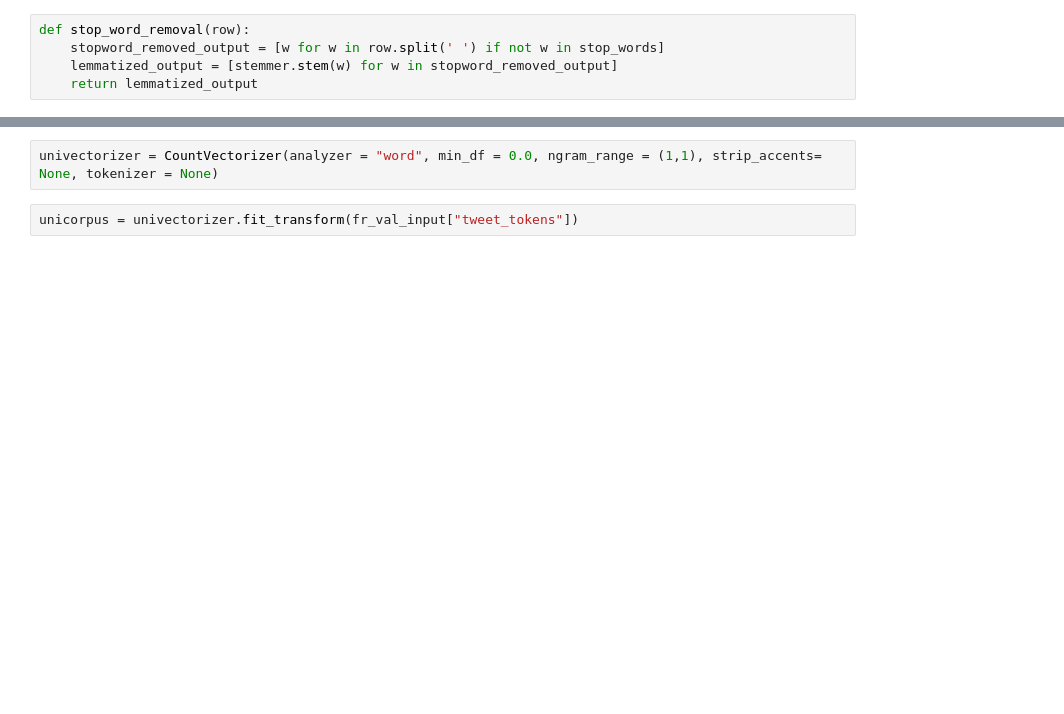
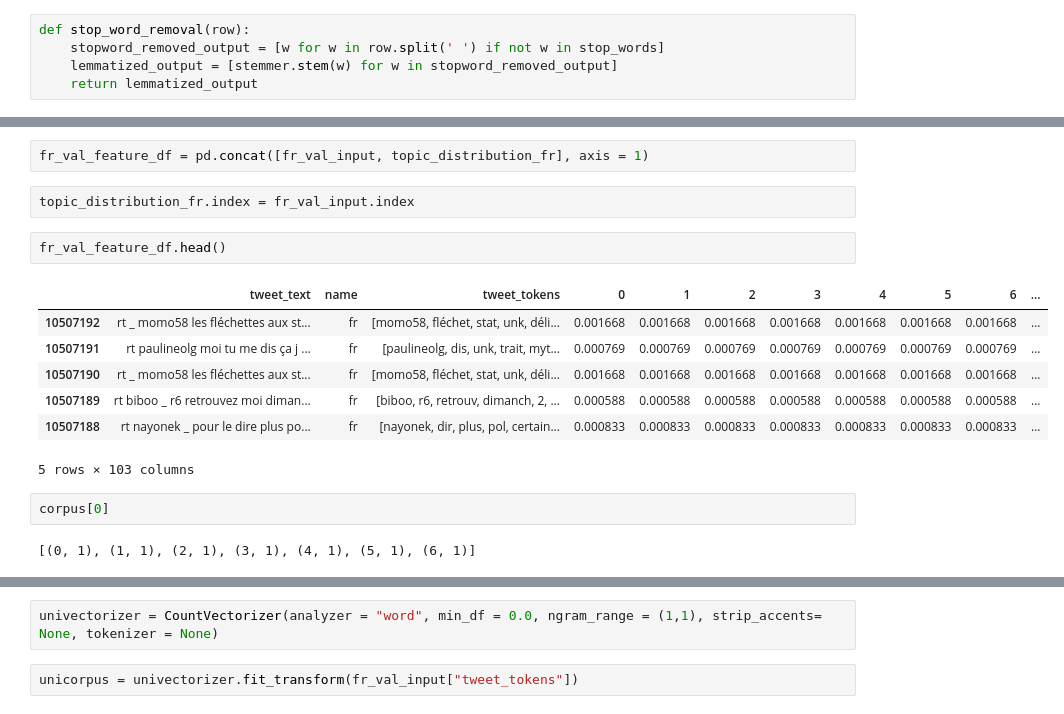
Before and after one commit to sumitsidana/recsys_challenge_2020, a Jupyter notebook: topic_modelling.ipynb, the cells around one changed output, grey strips where cells are left out. Cells and saved outputs as stored; diff of their text form; blank space fills up the shorter version.

```diff
--- a/topic_modelling.ipynb
+++ b/topic_modelling.ipynb
@@ -184,0 +284,18 @@ ldamodel[corpus[5]]
+# %%
+fr_val_feature_df = pd.concat([fr_val_input, topic_distribution_fr], axis = 1)
+# %%
+topic_distribution_fr.index = fr_val_input.index
+# %%
+fr_val_feature_df.head()
+# %% [output]
+|  | tweet_text | name | tweet_tokens | 0 | 1 | 2 | 3 | 4 | 5 | 6 | ... |
+| 10507192 | rt _ momo58 les fléchettes aux st... | fr | [momo58, fléchet, stat, unk, déli... | 0.001668 | 0.001668 | 0.001668 | 0.001668 | 0.001668 | 0.001668 | 0.001668 | ... |
+| 10507191 | rt paulineolg moi tu me dis ça j ... | fr | [paulineolg, dis, unk, trait, myt... | 0.000769 | 0.000769 | 0.000769 | 0.000769 | 0.000769 | 0.000769 | 0.000769 | ... |
+| 10507190 | rt _ momo58 les fléchettes aux st... | fr | [momo58, fléchet, stat, unk, déli... | 0.001668 | 0.001668 | 0.001668 | 0.001668 | 0.001668 | 0.001668 | 0.001668 | ... |
+| 10507189 | rt biboo _ r6 retrouvez moi diman... | fr | [biboo, r6, retrouv, dimanch, 2, ... | 0.000588 | 0.000588 | 0.000588 | 0.000588 | 0.000588 | 0.000588 | 0.000588 | ... |
+| 10507188 | rt nayonek _ pour le dire plus po... | fr | [nayonek, dir, plus, pol, certain... | 0.000833 | 0.000833 | 0.000833 | 0.000833 | 0.000833 | 0.000833 | 0.000833 | ... |
+5 rows × 103 columns
+# %%
+corpus[0]
+# %% [output]
+[(0, 1), (1, 1), (2, 1), (3, 1), (4, 1), (5, 1), (6, 1)]
```
Also changed, not shown: parts of 45 cells of this notebook, 2 other files.
